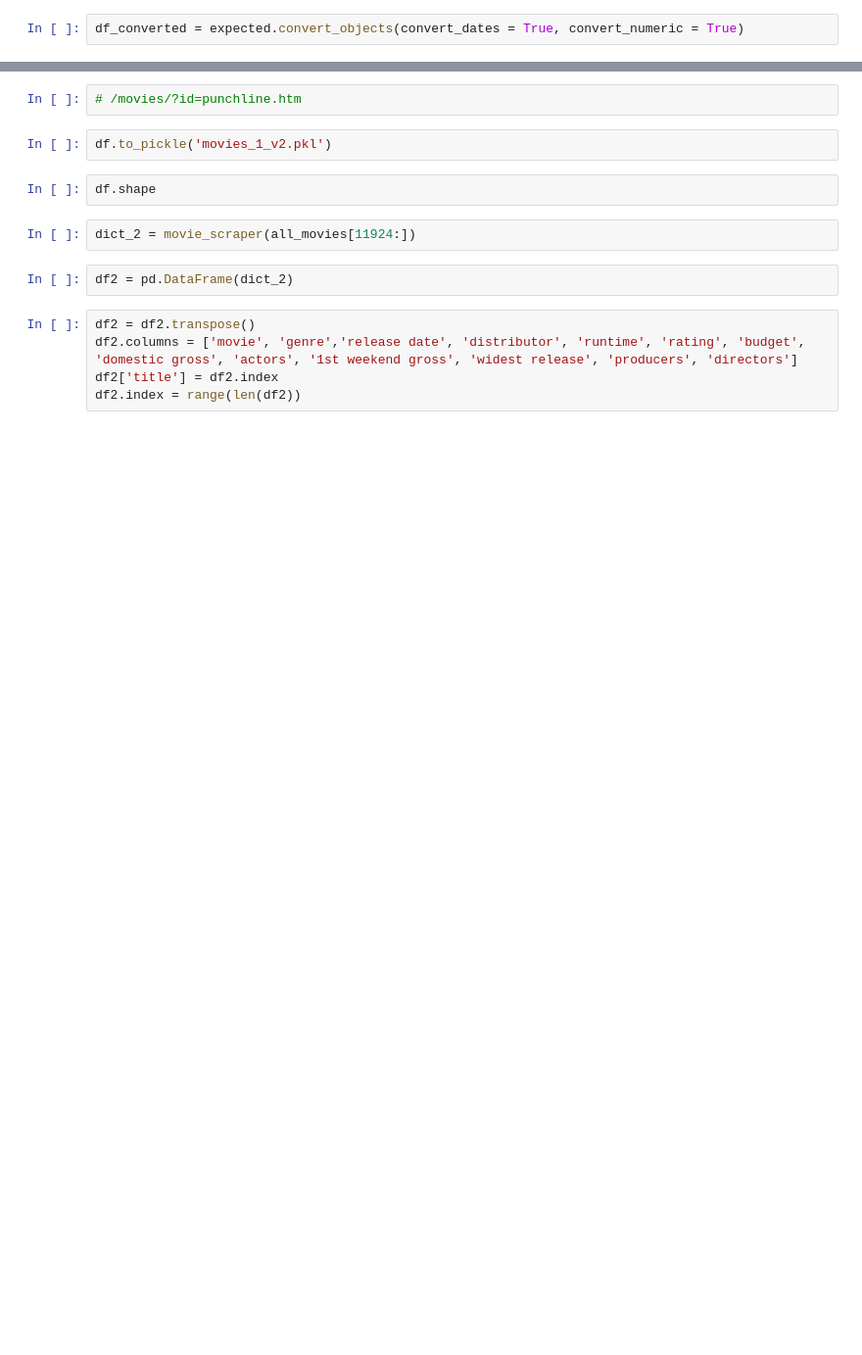
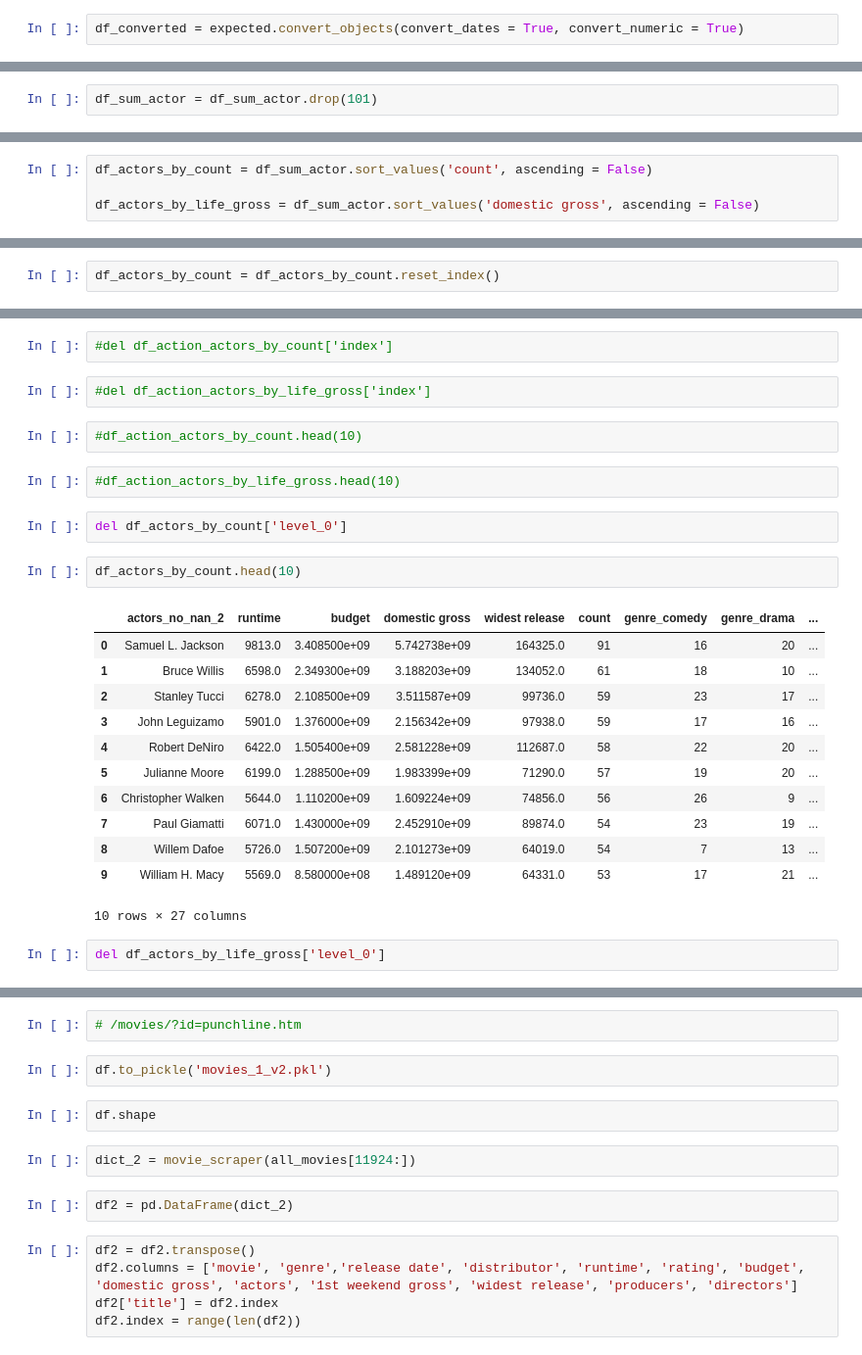
Before and after one commit to karmacelina/predicting_movie_widest_release, a Jupyter notebook: more_scraping_this_is_working.ipynb, the cells around one changed output, grey strips where cells are left out. Shown at 98% size. Saved outputs shown, nothing was run; the diff lists cells and outputs as text; blank space fills up the shorter version.

```diff
--- a/more_scraping_this_is_working.ipynb
+++ b/more_scraping_this_is_working.ipynb
@@ -1142,0 +1001,2 @@ df_sum.sort_values(by = 'money_per_movie' , ascending = False)
+# %%
+df_sum_actor = df_sum_actor.drop(101)
@@ -1142,0 +1011,4 @@ df_sum.sort_values(by = 'money_per_movie' , ascending = False)
+# %%
+df_actors_by_count = df_sum_actor.sort_values('count', ascending = False)
+
+df_actors_by_life_gross = df_sum_actor.sort_values('domestic gross', ascending = False)
@@ -1142,0 +1018,2 @@ df_sum.sort_values(by = 'money_per_movie' , ascending = False)
+# %%
+df_actors_by_count = df_actors_by_count.reset_index()
@@ -1142,0 +1032,27 @@ df_sum.sort_values(by = 'money_per_movie' , ascending = False)
+# %%
+#del df_action_actors_by_count['index']
+# %%
+#del df_action_actors_by_life_gross['index']
+# %%
+#df_action_actors_by_count.head(10)
+# %%
+#df_action_actors_by_life_gross.head(10)
+# %%
+del df_actors_by_count['level_0']
+# %%
+df_actors_by_count.head(10)
+# %% [output]
+|  | actors_no_nan_2 | runtime | budget | domestic gross | widest release | count | genre_comedy | genre_drama | ... |
+| 0 | Samuel L. Jackson | 9813.0 | 3.408500e+09 | 5.742738e+09 | 164325.0 | 91 | 16 | 20 | ... |
+| 1 | Bruce Willis | 6598.0 | 2.349300e+09 | 3.188203e+09 | 134052.0 | 61 | 18 | 10 | ... |
+| 2 | Stanley Tucci | 6278.0 | 2.108500e+09 | 3.511587e+09 | 99736.0 | 59 | 23 | 17 | ... |
+| 3 | John Leguizamo | 5901.0 | 1.376000e+09 | 2.156342e+09 | 97938.0 | 59 | 17 | 16 | ... |
+| 4 | Robert DeNiro | 6422.0 | 1.505400e+09 | 2.581228e+09 | 112687.0 | 58 | 22 | 20 | ... |
+| 5 | Julianne Moore | 6199.0 | 1.288500e+09 | 1.983399e+09 | 71290.0 | 57 | 19 | 20 | ... |
+| 6 | Christopher Walken | 5644.0 | 1.110200e+09 | 1.609224e+09 | 74856.0 | 56 | 26 | 9 | ... |
+| 7 | Paul Giamatti | 6071.0 | 1.430000e+09 | 2.452910e+09 | 89874.0 | 54 | 23 | 19 | ... |
+| 8 | Willem Dafoe | 5726.0 | 1.507200e+09 | 2.101273e+09 | 64019.0 | 54 | 7 | 13 | ... |
+| 9 | William H. Macy | 5569.0 | 8.580000e+08 | 1.489120e+09 | 64331.0 | 53 | 17 | 21 | ... |
+10 rows × 27 columns
+# %%
+del df_actors_by_life_gross['level_0']
```
Also changed, not shown: parts of 182 cells of this notebook.
